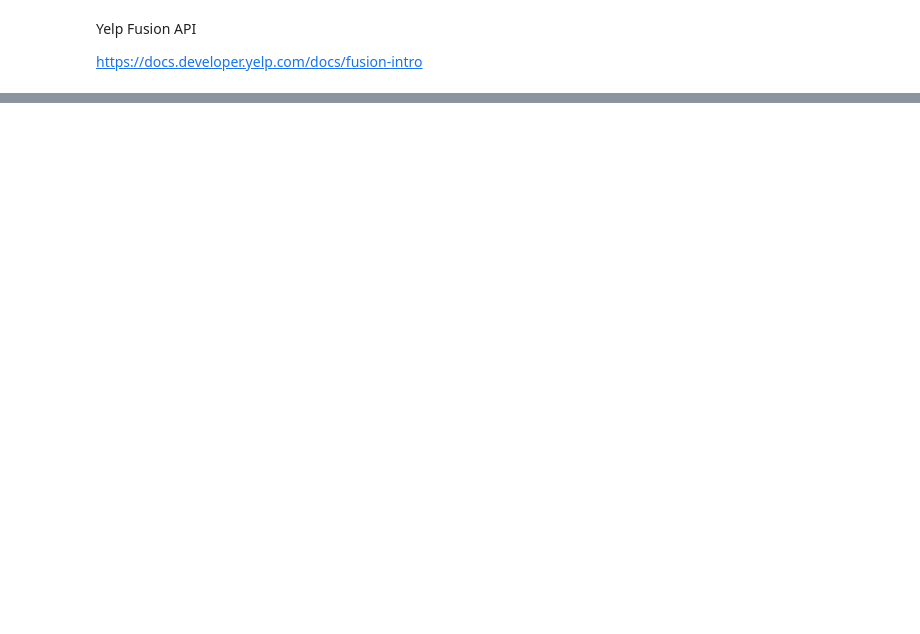
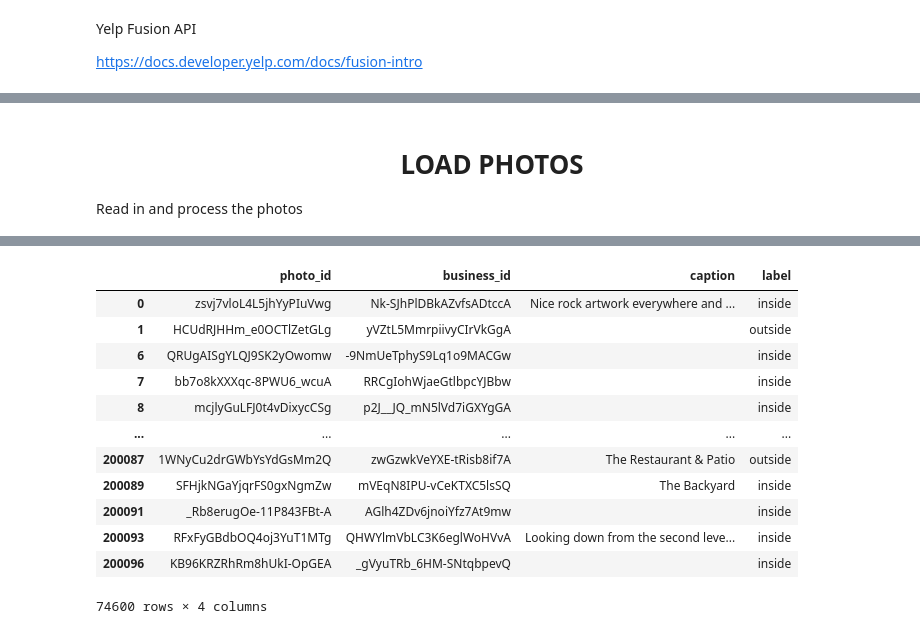
Before and after one commit to pajeeokoth/Strat-up-AI-product, a Jupyter notebook: P6_02_jupyternotebook.ipynb, the cells around one changed output, grey strips where cells are left out. Saved outputs shown, nothing was run; the diff lists cells and outputs as text; code cells hidden in the pictures; blank space fills up the shorter version.

Commit message:
added photos

```diff
--- a/P6_02_jupyternotebook.ipynb
+++ b/P6_02_jupyternotebook.ipynb
@@ -221,0 +479,13 @@ OSError: [Errno 22] Invalid argument: 'https://www.yelp.com/dataset/download/yel
+# %% [markdown]
+<h1><center> LOAD PHOTOS </center></h1>
+Read in and process the photos
+# %%
+%%time
+# Read the photos data
+photo_path = 'C:/Users/spectre/Documents/OpenClassrooms_AI/data/yelp_dataset/yelp_photos/yelp_photos/photos.json'
+df_photo = pd.read_json(photo_path, lines=True)
+
+# Filter by label on inside or outside photos
+df_photo = df_photo[(df_photo['label']=='inside') | (df_photo['label']=='outside')]
+df_photo
+# %% [output]
@@ -221,0 +494,13 @@ OSError: [Errno 22] Invalid argument: 'https://www.yelp.com/dataset/download/yel
+|  | photo_id | business_id | caption | label |
+| 0 | zsvj7vloL4L5jhYyPIuVwg | Nk-SJhPlDBkAZvfsADtccA | Nice rock artwork everywhere and ... | inside |
+| 1 | HCUdRJHHm_e0OCTlZetGLg | yVZtL5MmrpiivyCIrVkGgA |  | outside |
+| 6 | QRUgAISgYLQJ9SK2yOwomw | -9NmUeTphyS9Lq1o9MACGw |  | inside |
+| 7 | bb7o8kXXXqc-8PWU6_wcuA | RRCgIohWjaeGtlbpcYJBbw |  | inside |
+| 8 | mcjlyGuLFJ0t4vDixycCSg | p2J__JQ_mN5lVd7iGXYgGA |  | inside |
+| ... | ... | ... | ... | ... |
+| 200087 | 1WNyCu2drGWbYsYdGsMm2Q | zwGzwkVeYXE-tRisb8if7A | The Restaurant & Patio | outside |
+| 200089 | SFHjkNGaYjqrFS0gxNgmZw | mVEqN8IPU-vCeKTXC5lsSQ | The Backyard | inside |
+| 200091 | _Rb8erugOe-11P843FBt-A | AGlh4ZDv6jnoiYfz7At9mw |  | inside |
+| 200093 | RFxFyGBdbOQ4oj3YuT1MTg | QHWYlmVbLC3K6eglWoHVvA | Looking down from the second leve... | inside |
+| 200096 | KB96KRZRhRm8hUkI-OpGEA | _gVyuTRb_6HM-SNtqbpevQ |  | inside |
+74600 rows × 4 columns
```
Also changed, not shown: parts of 42 cells of this notebook.
